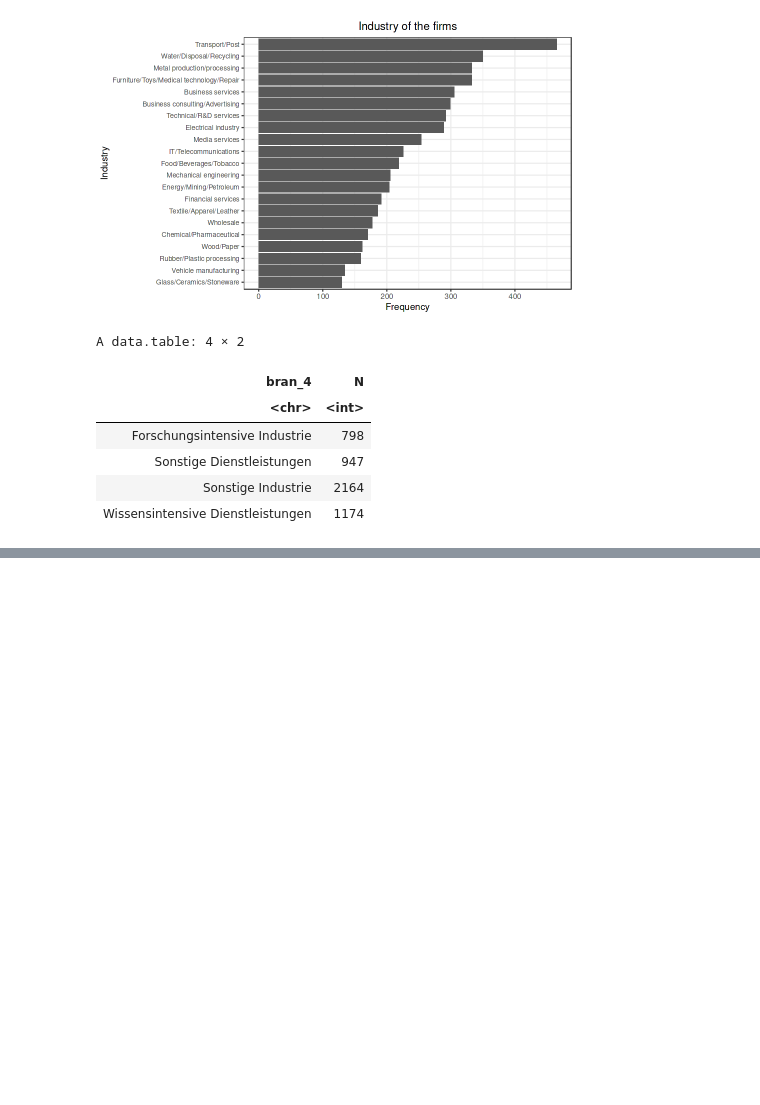
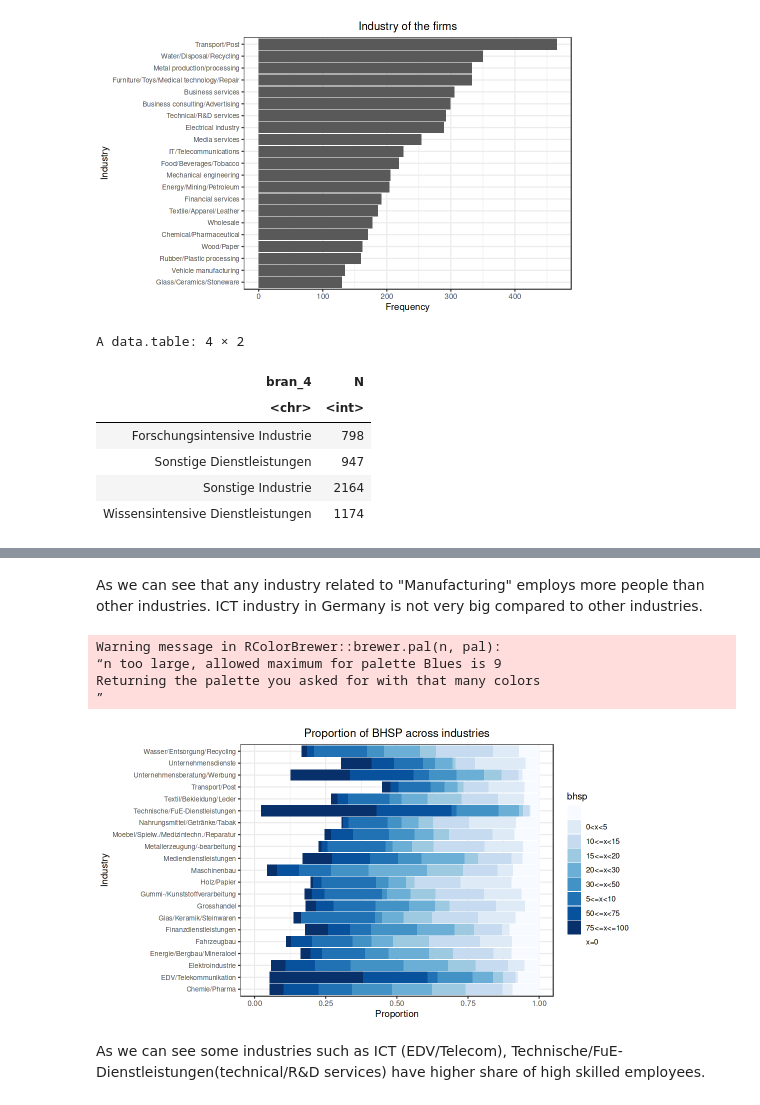
Before and after one commit to oceanumeric/data-science-go-small, a Jupyter notebook: Recap_03/recap_03.ipynb, the cells around one changed output, grey strips where cells are left out. Drawn from its saved outputs; the diff is of its cells as text; code cells hidden in the pictures; blank space fills up the shorter version.

```diff
--- a/Recap_03/recap_03.ipynb
+++ b/Recap_03/recap_03.ipynb
@@ -96,0 +116,26 @@ We will then look at the relationship between industry and other variables, such
+# %% [markdown]
+As we can see that any industry related to "Manufacturing" employs more people than other industries.
+ICT industry in Germany is not very big compared to other industries.
+# %%
+# industry and bhsp
+options(repr.plot.width = 9, repr.plot.height = 5)
+survey %>%
+    .[, .(branche, bhsp)] %>% # head()
+    # two categorical variables
+    # visualize the contingency table
+    ggplot(aes(x = branche, fill = bhsp)) +
+    geom_bar(position = "fill") +
+    coord_flip() +
+    labs(x = "Industry", y = "Proportion", title = "Proportion of BHSP across industries") +
+    scale_fill_brewer(palette = "Blues") + # add gradient fill
+    theme_bw() +
+    theme(plot.title = element_text(hjust = 0.5)) +
+    theme(axis.text.y = element_text(size = 8))
+# %% [output]
+Warning message in RColorBrewer::brewer.pal(n, pal):
+“n too large, allowed maximum for palette Blues is 9
+Returning the palette you asked for with that many colors
+”
+[figure, added]
+# %% [markdown]
+As we can see some industries such as ICT (EDV/Telecom), Technische/FuE-Dienstleistungen(technical/R&D services) have higher share of high skilled employees.
```
Also changed, not shown: parts of 21 cells of this notebook.
